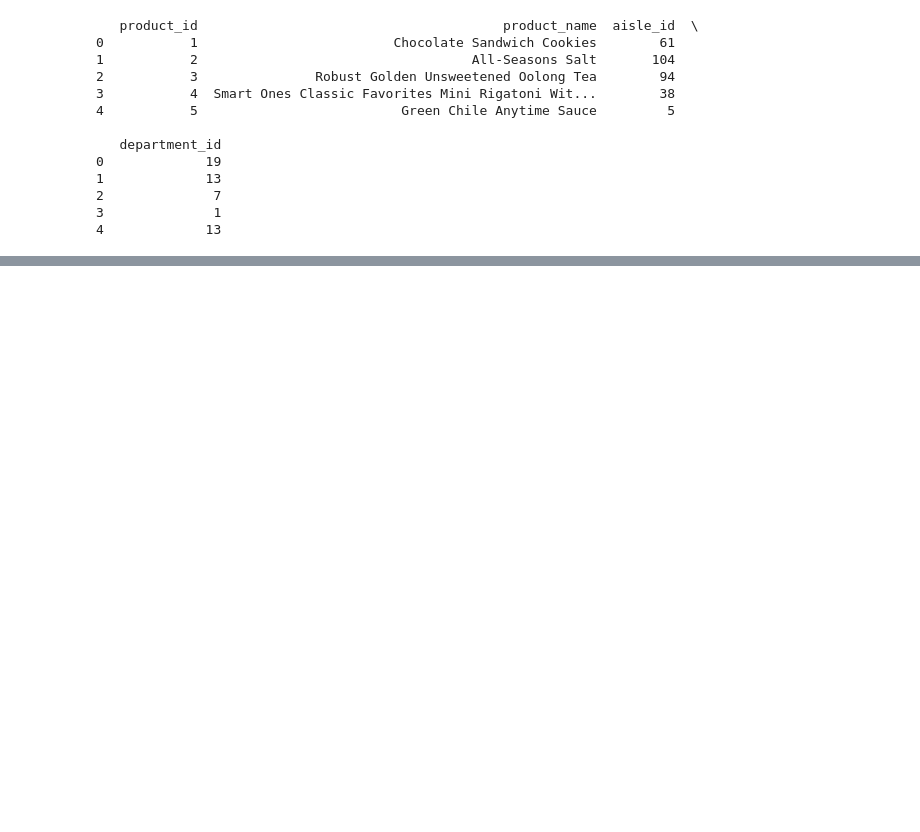
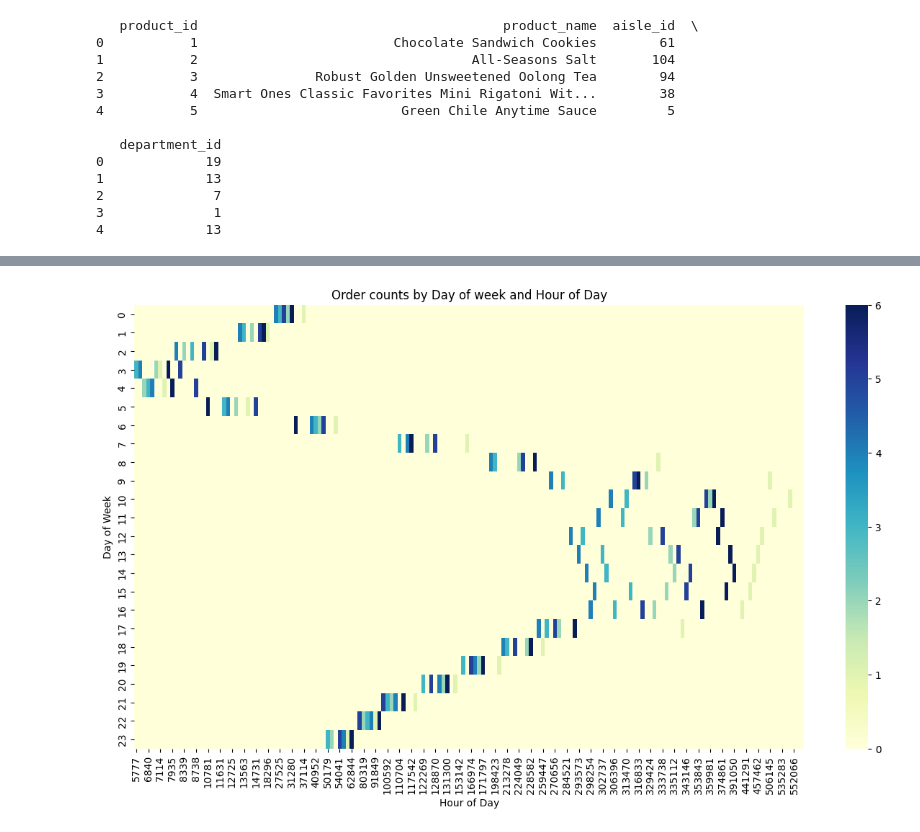
Before and after one commit to Brainnext/e-commerce-recommendation-engine, a Jupyter notebook: E_commerce_Recommendation_model.ipynb, the cells around one changed output, grey strips where cells are left out. Drawn from its saved outputs; the diff is of its cells as text; code cells hidden in the pictures; blank space fills up the shorter version.

```diff
--- a/E_commerce_Recommendation_model.ipynb
+++ b/E_commerce_Recommendation_model.ipynb
@@ -63,0 +84,5 @@ print (products.head())
+# %%
+# Merging products qwith aisles and departments
+
+products_aisles = pd.merge(products, aisles, on='aisle_id')
+products_merged = pd.merge(products_aisles, departments, on='department_id')
@@ -63,0 +108,4 @@ print (products.head())
+# %%
+# Merge prior order details with product info
+orders_products_merge = pd.merge(order_products__prior, products_merged, on='product_id')
+print (orders_products_merge.head())
@@ -63,0 +142,3 @@ print (products.head())
+# %%
+final_df =pd.merge(orders_products_merge, orders, on='order_id')
+print (final_df.head())
@@ -63,0 +166,17 @@ print (products.head())
+# %%
+import seaborn as sns
+from matplotlib import pyplot as plt
+
+order_counts = final_df.groupby(['order_dow', 'order_hour_of_day'])['order_id'].count().reset_index()
+order_counts_pivot = order_counts.pivot_table('order_dow', 'order_hour_of_day', 'order_id')
+
+order_counts_pivot = order_counts_pivot.fillna(0)
+# %%
+plt.figure(figsize=(15,8))
+sns.heatmap(order_counts_pivot, cmap='YlGnBu')
+plt.title('Order counts by Day of week and Hour of Day')
+plt.xlabel('Hour of Day')
+plt.ylabel('Day of Week')
+plt.show()
+# %% [output]
+[figure, added]
```
Also changed, not shown: parts of 15 cells of this notebook.
